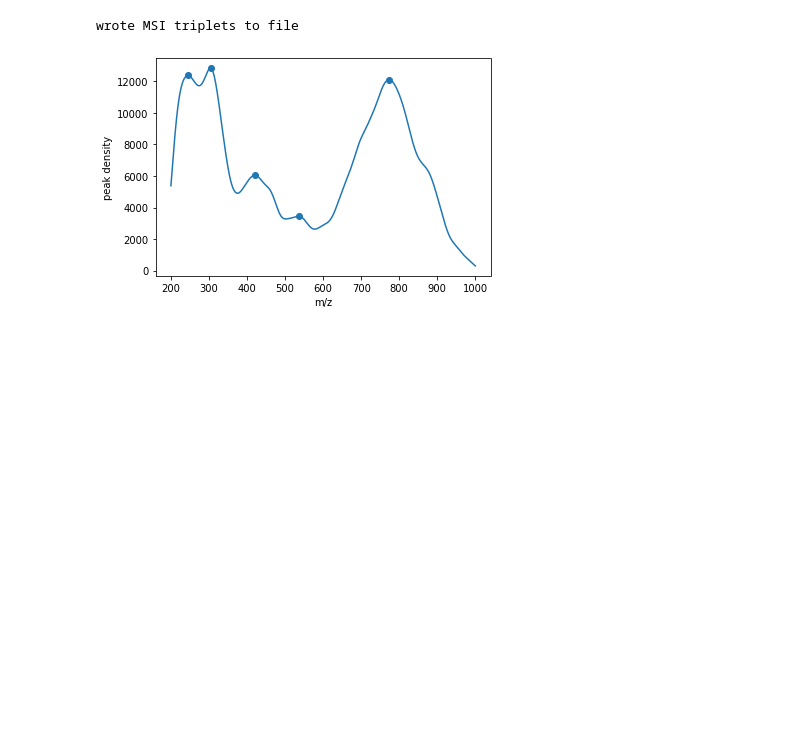
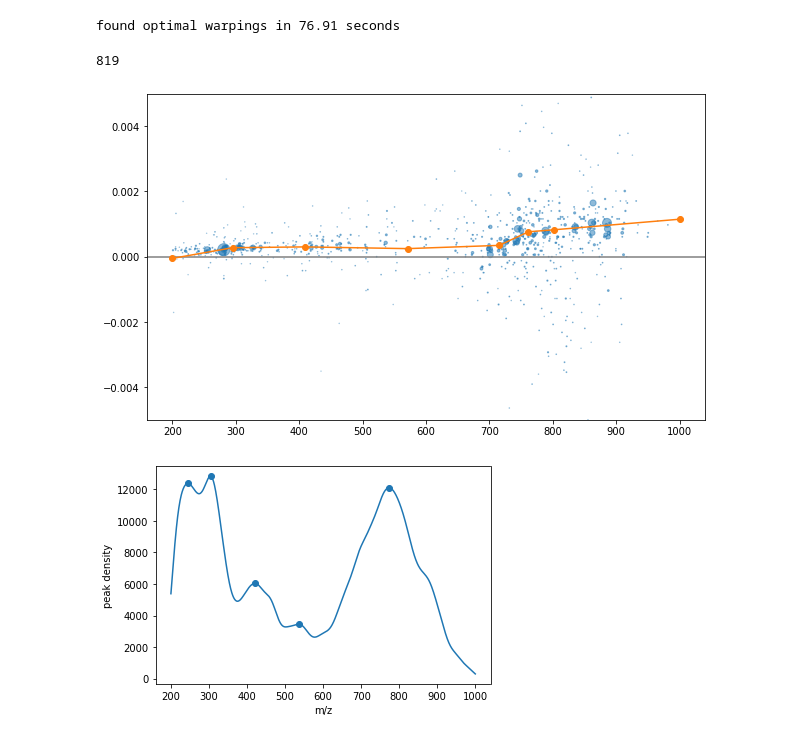
Before and after one commit to horvatovichlab/MSIWarp, a Jupyter notebook: examples/warp_orbitrap_desi_imzml.ipynb, the cells around one changed output. Drawn from its saved outputs; the diff is of its cells as text; code cells hidden in the pictures; blank space fills up the shorter version.

Commit message:
added utilities for automatic node placement

```diff
--- a/examples/warp_orbitrap_desi_imzml.ipynb
+++ b/examples/warp_orbitrap_desi_imzml.ipynb
@@ -39,8 +35,3 @@ for idx, coords in enumerate(p.coordinates):
     spectra.append(to_mx_peaks(mzs, hs,
                                sigma_1, id = idx,
                                instrument_type = 'orbitrap'))
-# %%
-if mx.spectra_to_triplets(triplets_raw_path, spectra):
-    print("wrote raw MSI triplets to file")
-# %% [output]
-wrote MSI triplets to file
@@ -47,3 +42,53 @@ wrote MSI triplets to file
+# %%
+n_steps = 33
+n_peaks = 30
+max_n_nodes = 8
+
+params = mx.node_params(mx.Instrument.Orbitrap,
+                        n_steps,
+                        n_peaks,
+                        max_n_nodes,
+                        mz_begin,
+                        mz_end,
+                        slack)
+
+# --------- set reference spectrum ----------
+i_r = np.argmax(tic)
+s_ref = spectra[i_r]
+# %%
+import time
+
+n_cores = 8
+
+t0 = time.time()
+warping_funcs = mx.find_optimal_warpings_uni(spectra, s_ref, params, epsilon, n_cores)
+t1 = time.time()
+print("found optimal warpings in {:0.2f} seconds".format(t1 - t0))
+# %% [output]
+found optimal warpings in 76.91 seconds
+# %%
+from msiwarp.util.warp import plot_peak_matches, plot_warping
+
+i_s = np.random.choice(len(spectra))
+s_s = spectra[i_s]
+
+recal = warping_funcs[i_s]
+xw = ([w[0] for w in recal])
+yw = np.array([w[1] for w in recal])
+
+pms = mx.overlapping_peak_pairs(s_ref, s_s, epsilon)
+n_peak_matches = len(pms)
+print(n_peak_matches)
+
+_, ax = plt.subplots(figsize=(10,6))
+ax.axhline(0, c='tab:gray')
+plot_peak_matches(pms, 0.5, 150, ax=ax)
+ax.plot(xw, -yw, '-o', c='tab:orange')
+ax.set_ylim([-0.005, 0.005])
+plt.show()
+# %% [output]
+819
+[figure, added]
 # %%
 # warp spectra
 xi = np.linspace(mz_begin, mz_end, 1000)
```
Also changed, not shown: parts of 2 cells of this notebook, 9 other files.
